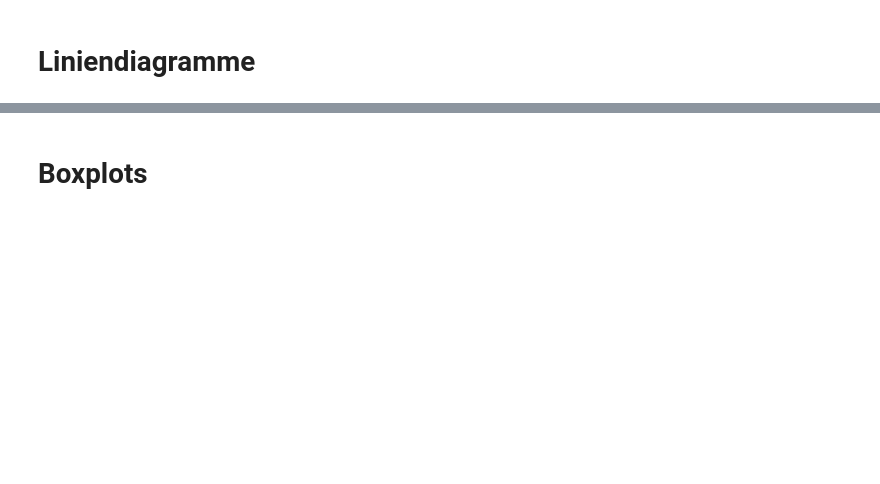
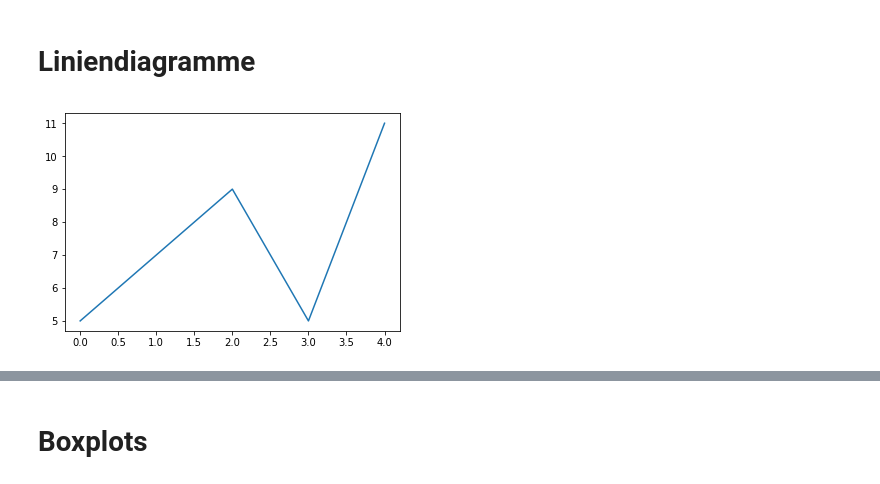
Before and after one commit to mfhepp/pip, a Jupyter notebook: notebooks/pip_unit_4.ipynb, the cells around one changed output, grey strips where cells are left out. Saved outputs shown, nothing was run; the diff lists cells and outputs as text; code cells hidden in the pictures; blank space fills up the shorter version.

```diff
--- a/notebooks/pip_unit_4.ipynb
+++ b/notebooks/pip_unit_4.ipynb
@@ -27,2 +33,8 @@
 # %% [markdown]
 # Liniendiagramme
+# %%
+from matplotlib import pyplot as plt
+plt.plot(range(5), [5, 7, 9, 5, 11])
+plt.show()
+# %% [output]
+[figure, added]
```
Also changed, not shown: parts of 9 cells of this notebook, 15 other files.
